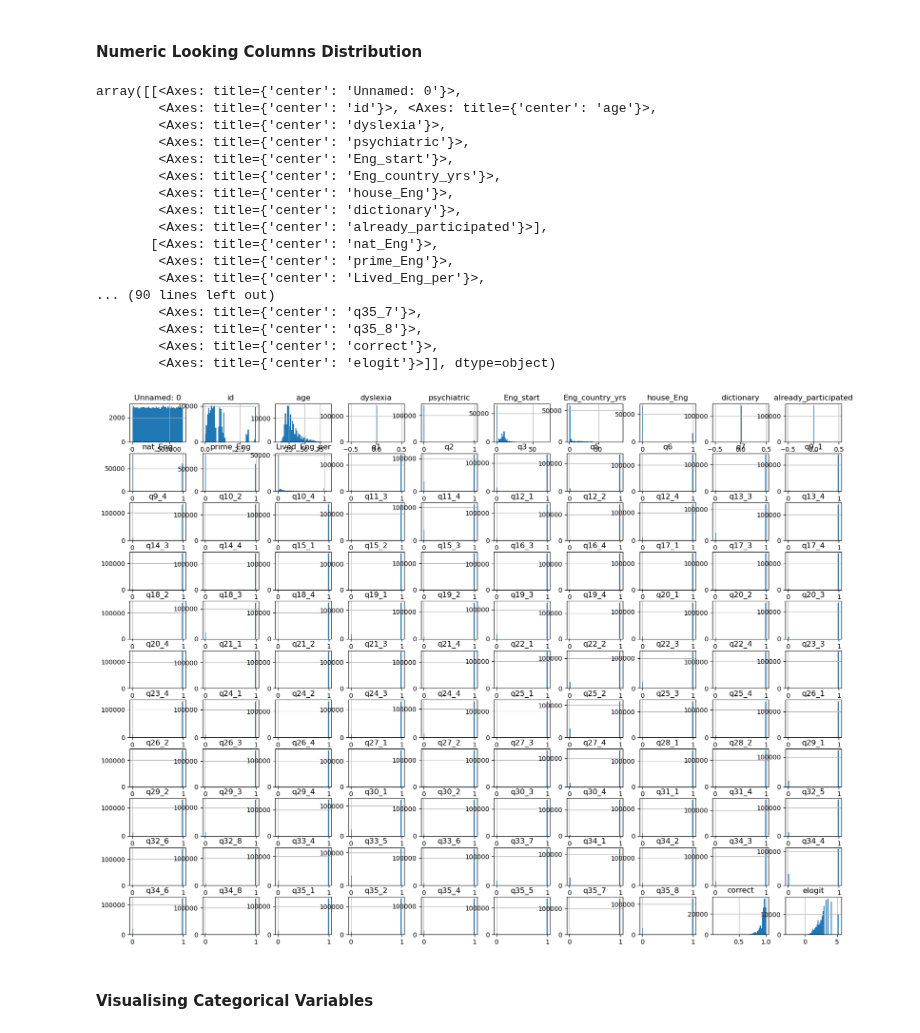
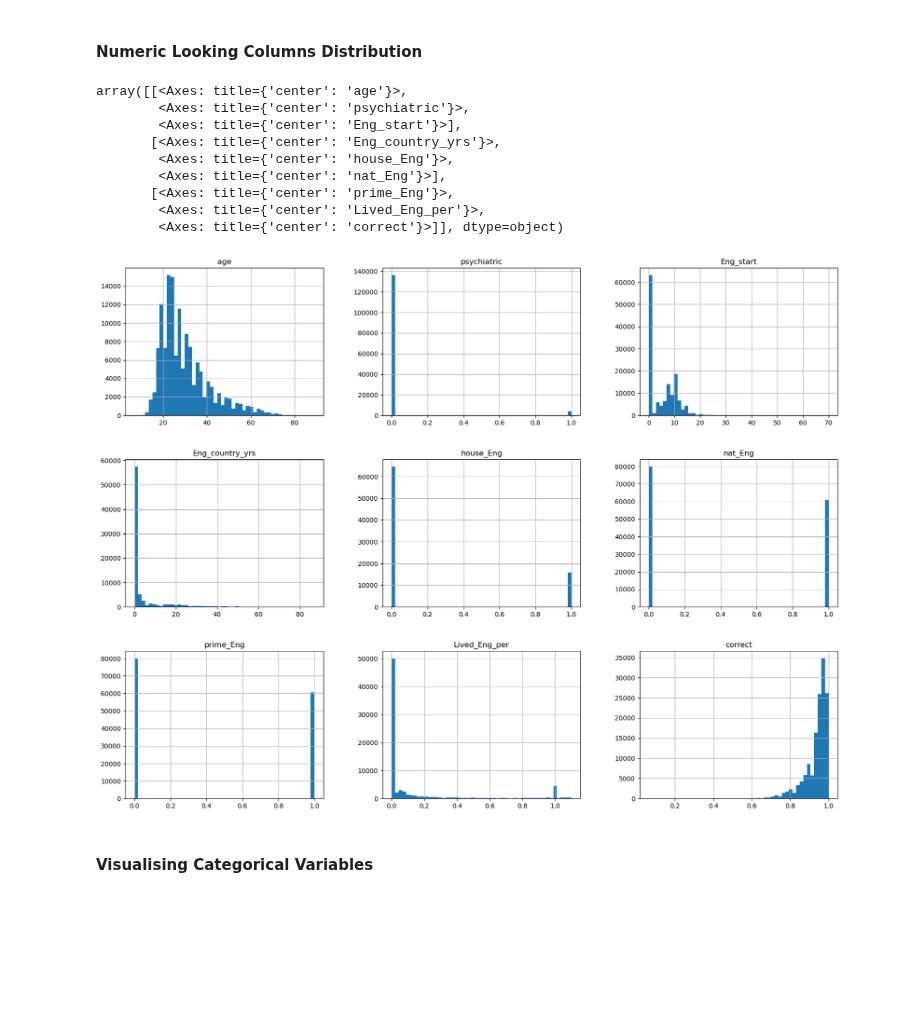
Before and after one commit to UBC-MDS/english-score-predictor, a Jupyter notebook: notebooks/english_language_learning_ability_prediction_analysis.ipynb, the cells around one changed output. Saved outputs shown, nothing was run; the diff lists cells and outputs as text; code cells hidden in the pictures; blank space fills up the shorter version.

Commit message:
plotting numeric functions added to the notebook

```diff
--- a/notebooks/english_language_learning_ability_prediction_analysis.ipynb
+++ b/notebooks/english_language_learning_ability_prediction_analysis.ipynb
@@ -238,30 +238,19 @@ Array        3
 Name: count, dtype: int64
 # %% [markdown]
 #### Numeric Looking Columns Distribution
-# %%
-alt.data_transformers.enable("vegafusion")
-
-numeric_cols = train_df.select_dtypes(include="number").columns.tolist()
-train_df.hist(bins=50, figsize=(20, 15))
-# %% [output]
-array([[<Axes: title={'center': 'Unnamed: 0'}>,
-        <Axes: title={'center': 'id'}>, <Axes: title={'center': 'age'}>,
-        <Axes: title={'center': 'dyslexia'}>,
-        <Axes: title={'center': 'psychiatric'}>,
-        <Axes: title={'center': 'Eng_start'}>,
-        <Axes: title={'center': 'Eng_country_yrs'}>,
-        <Axes: title={'center': 'house_Eng'}>,
-        <Axes: title={'center': 'dictionary'}>,
-        <Axes: title={'center': 'already_participated'}>],
-       [<Axes: title={'center': 'nat_Eng'}>,
-        <Axes: title={'center': 'prime_Eng'}>,
-        <Axes: title={'center': 'Lived_Eng_per'}>,
-... (90 lines left out)
-        <Axes: title={'center': 'q35_7'}>,
-        <Axes: title={'center': 'q35_8'}>,
-        <Axes: title={'center': 'correct'}>,
-        <Axes: title={'center': 'elogit'}>]], dtype=object)
-[figure, removed]
+# %%
+plot_histogram_with_exclusions(train_df, columns_to_exclude=drop_feats)
+# %% [output]
+array([[<Axes: title={'center': 'age'}>,
+        <Axes: title={'center': 'psychiatric'}>,
+        <Axes: title={'center': 'Eng_start'}>],
+       [<Axes: title={'center': 'Eng_country_yrs'}>,
+        <Axes: title={'center': 'house_Eng'}>,
+        <Axes: title={'center': 'nat_Eng'}>],
+       [<Axes: title={'center': 'prime_Eng'}>,
+        <Axes: title={'center': 'Lived_Eng_per'}>,
+        <Axes: title={'center': 'correct'}>]], dtype=object)
+[figure, added]
 # %% [markdown]
 #### Visualising Categorical Variables
 # %%
```
Also changed, not shown: parts of 19 cells of this notebook.
